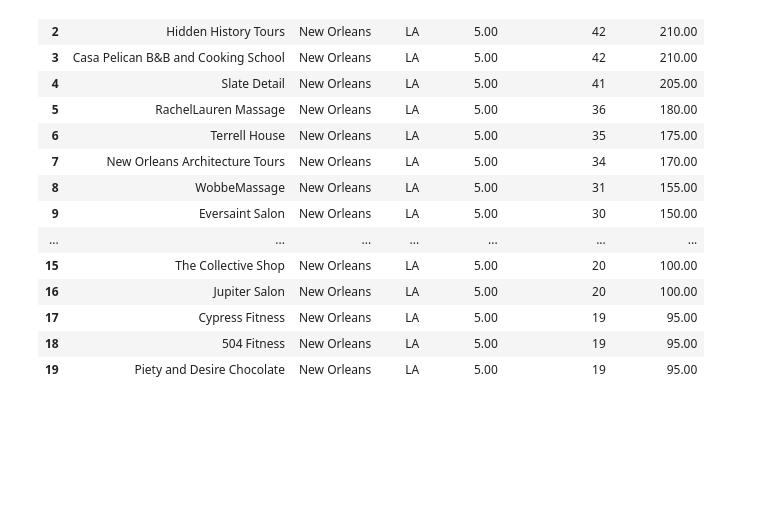
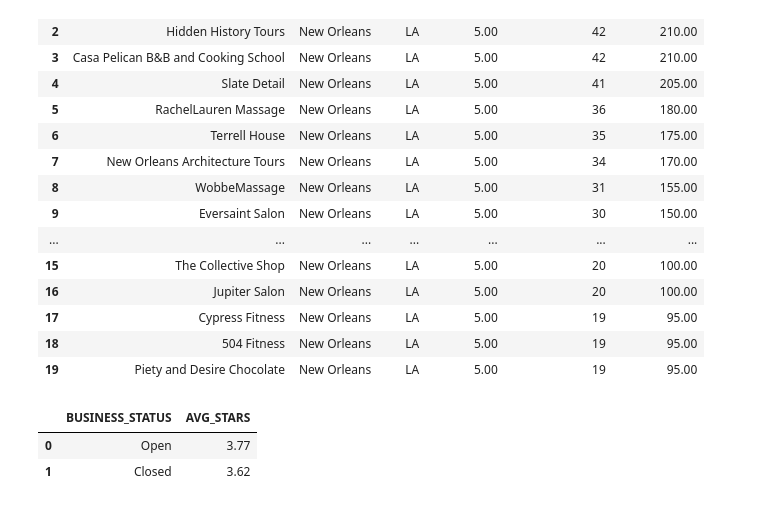
Before and after one commit to KeeganDavis/data-projects, a Jupyter notebook: yelp-reviews/notebooks/sql_queries.ipynb, the cells around one changed output. Saved outputs shown, nothing was run; the diff lists cells and outputs as text; code cells hidden in the pictures; blank space fills up the shorter version.

```diff
--- a/yelp-reviews/notebooks/sql_queries.ipynb
+++ b/yelp-reviews/notebooks/sql_queries.ipynb
@@ -1186,3 +1186,28 @@ display(df)
 | 17 | Cypress Fitness | New Orleans | LA | 5.00 | 19 | 95.00 |
 | 18 | 504 Fitness | New Orleans | LA | 5.00 | 19 | 95.00 |
 | 19 | Piety and Desire Chocolate | New Orleans | LA | 5.00 | 19 | 95.00 |
+# %%
+# Average rating for closed vs currently operating businesses
+df = cur.execute('''
+                SELECT
+                    'Open' AS business_status,
+                    ROUND(AVG(yr.stars), 2) as avg_stars
+                FROM yelp_businesses yb
+                JOIN yelp_reviews yr
+                    ON yb.business_id = yr.business_id
+                WHERE is_open = 1
+                UNION
+                SELECT
+                    'Closed',
+                    ROUND(AVG(yr.stars), 2) as avg_stars
+                FROM yelp_businesses yb
+                JOIN yelp_reviews yr
+                    ON yb.business_id = yr.business_id
+                WHERE is_open = 0;
+                 ''').fetch_pandas_all()
+
+display(df)
+# %% [output]
+|  | BUSINESS_STATUS | AVG_STARS |
+| 0 | Open | 3.77 |
+| 1 | Closed | 3.62 |
```
Also changed, not shown: parts of 3 cells of this notebook.
